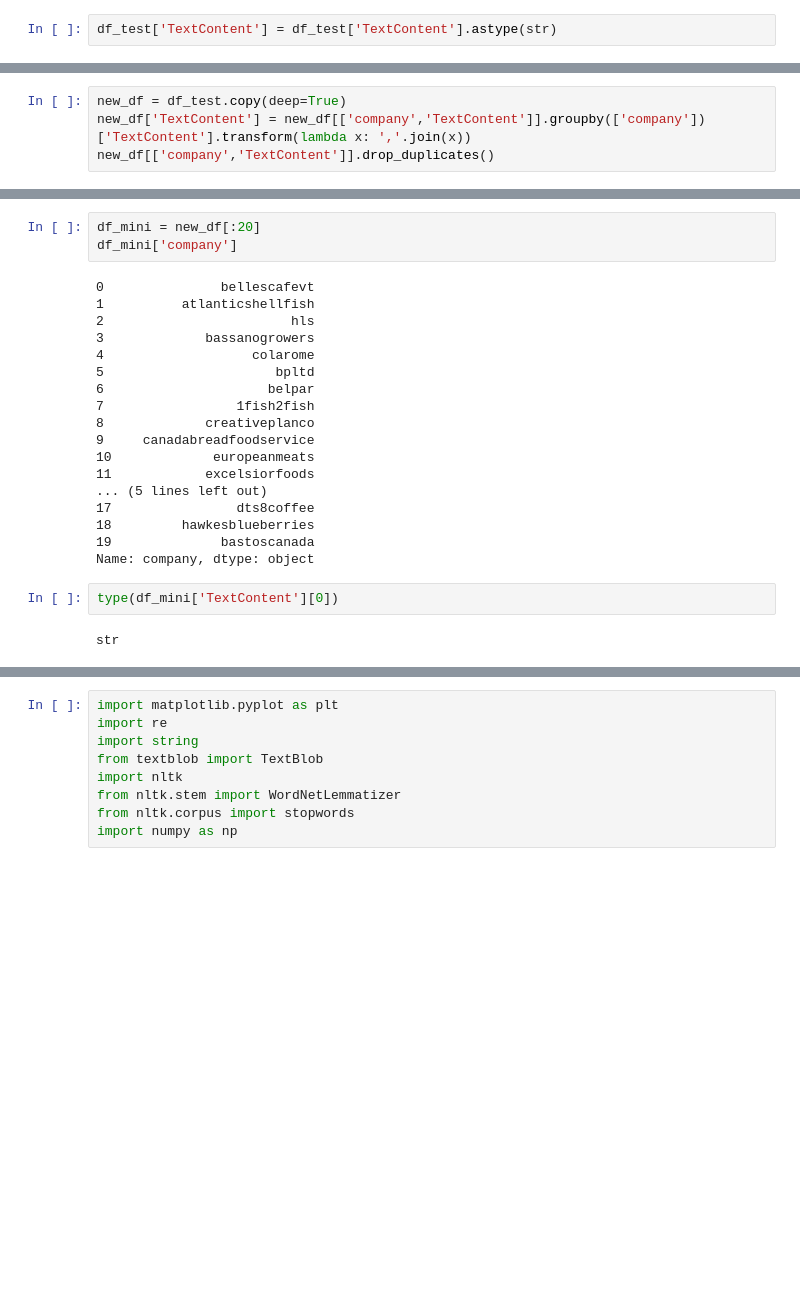
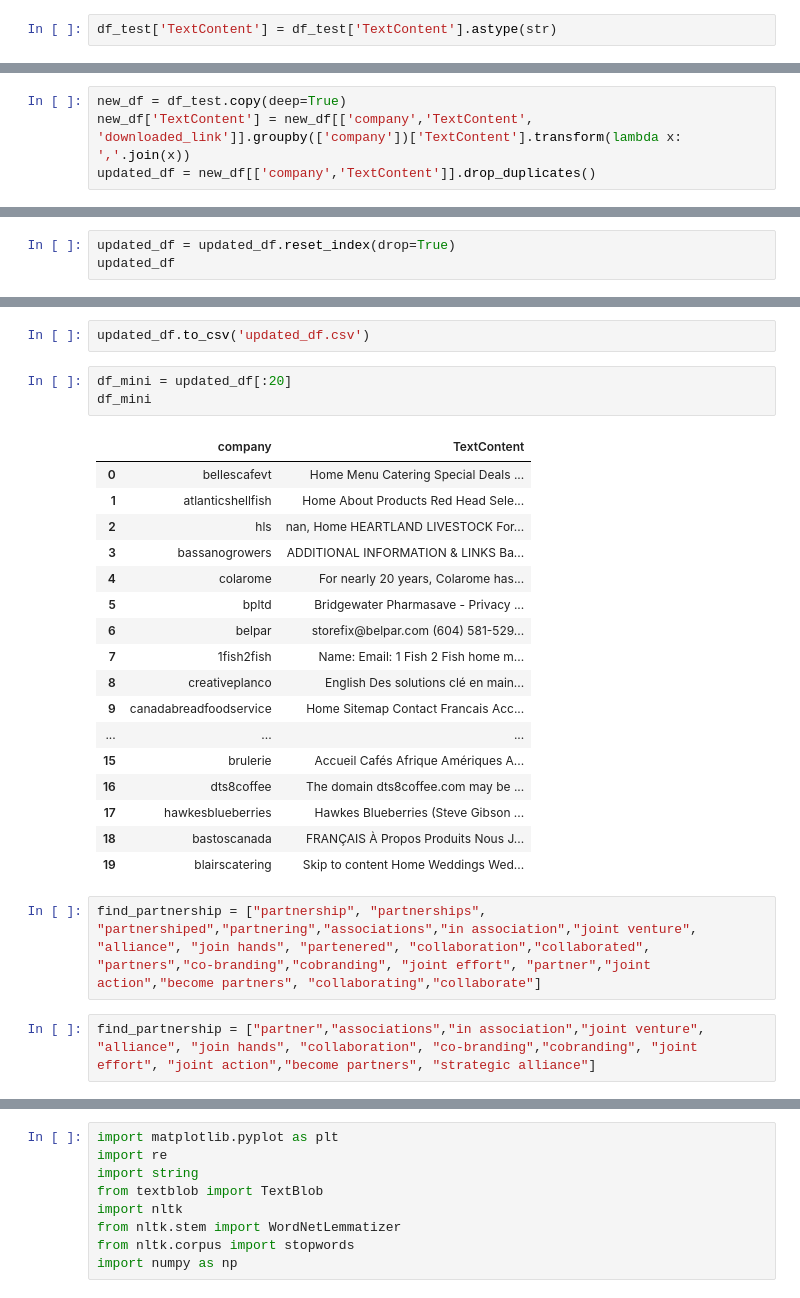
Before and after one commit to avrinderKaur/master, a Jupyter notebook: Ver2_project.ipynb, the cells around one changed output, grey strips where cells are left out. Cells and saved outputs as stored; diff of their text form; blank space fills up the shorter version.

```diff
--- a/Ver2_project.ipynb
+++ b/Ver2_project.ipynb
@@ -119,4 +146,4 @@ df_test['TextContent'] = df_test['TextContent'].astype(str)
 # %%
 new_df = df_test.copy(deep=True)
-new_df['TextContent'] = new_df[['company','TextContent']].groupby(['company'])['TextContent'].transform(lambda x: ','.join(x))
-new_df[['company','TextContent']].drop_duplicates()
+new_df['TextContent'] = new_df[['company','TextContent', 'downloaded_link']].groupby(['company'])['TextContent'].transform(lambda x: ','.join(x))
+updated_df = new_df[['company','TextContent']].drop_duplicates()
@@ -140,0 +181,3 @@ NameError: ignored
+# %%
+updated_df = updated_df.reset_index(drop=True)
+updated_df
@@ -141,25 +198,27 @@ NameError: ignored
+# %%
+updated_df.to_csv('updated_df.csv')
 # %%
-df_mini = new_df[:20]
-df_mini['company']
+df_mini = updated_df[:20]
+df_mini
 # %% [output]
-0               bellescafevt
-1          atlanticshellfish
-2                        hls
-3             bassanogrowers
-4                   colarome
-5                      bpltd
-6                     belpar
-7                 1fish2fish
-8             creativeplanco
-9     canadabreadfoodservice
-10             europeanmeats
-11            excelsiorfoods
-... (5 lines left out)
-17                dts8coffee
-18         hawkesblueberries
-19              bastoscanada
-Name: company, dtype: object
+|  | company | TextContent |
+| 0 | bellescafevt | Home Menu Catering Special Deals ... |
+| 1 | atlanticshellfish | Home About Products Red Head Sele... |
+| 2 | hls | nan, Home HEARTLAND LIVESTOCK For... |
+| 3 | bassanogrowers | ADDITIONAL INFORMATION & LINKS Ba... |
+| 4 | colarome | For nearly 20 years, Colarome has... |
+| 5 | bpltd | Bridgewater Pharmasave - Privacy ... |
+| 6 | belpar | storefix@belpar.com (604) 581-529... |
+| 7 | 1fish2fish | Name: Email: 1 Fish 2 Fish home m... |
+| 8 | creativeplanco | English Des solutions clé en main... |
+| 9 | canadabreadfoodservice | Home Sitemap Contact Francais Acc... |
+| ... | ... | ... |
+| 15 | brulerie | Accueil Cafés Afrique Amériques A... |
+| 16 | dts8coffee | The domain dts8coffee.com may be ... |
+| 17 | hawkesblueberries | Hawkes Blueberries (Steve Gibson ... |
+| 18 | bastoscanada | FRANÇAIS À Propos Produits Nous J... |
+| 19 | blairscatering | Skip to content Home Weddings Wed... |
-# %%
-type(df_mini['TextContent'][0])
-# %% [output]
-str
+# %%
+find_partnership = ["partnership", "partnerships", "partnershiped","partnering","associations","in association","joint venture", "alliance", "join hands", "partenered", "collaboration","collaborated", "partners","co-branding","cobranding", "joint effort", "partner","joint action","become partners", "collaborating","collaborate"]
+# %%
+find_partnership = ["partner","associations","in association","joint venture", "alliance", "join hands", "collaboration", "co-branding","cobranding", "joint effort", "joint action","become partners", "strategic alliance"]
```
Also changed, not shown: parts of 49 cells of this notebook.
